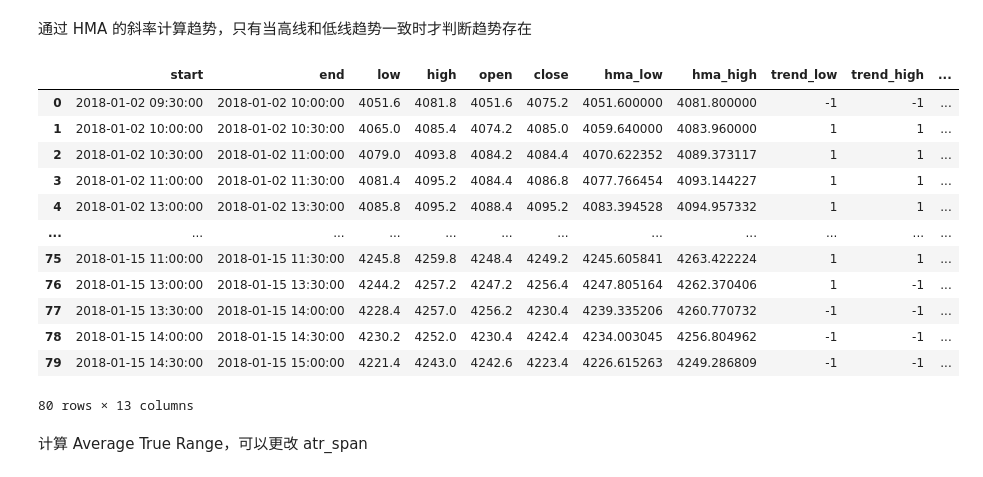
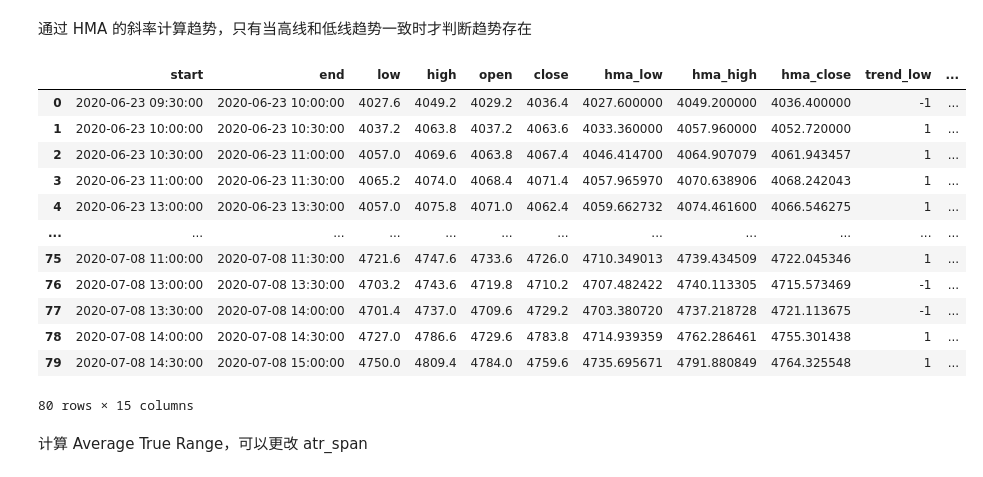
Before and after one commit to mingweima/ml_cta, a Jupyter notebook: notebook/2021-3-9-K-Line-Analysis.ipynb, the cells around one changed output. Drawn from its saved outputs; the diff is of its cells as text; code cells hidden in the pictures.

```diff
--- a/notebook/2021-3-9-K-Line-Analysis.ipynb
+++ b/notebook/2021-3-9-K-Line-Analysis.ipynb
@@ -48,7 +48,7 @@ df['start'] = df['time'] - pd.Timedelta(minutes=1)
 df['end'] = df['time']
 
 df['date'] = df['time'].map(lambda x: x.year)*10000 + df['time'].map(lambda x: x.month)*100 + df['time'].map(lambda x: x.day)
-df = df.iloc[0:2400, :] # Change this line to change the selection of data
+df = df.iloc[144000:146400, :] # Change this line to change the selection of data
 
 df
 # %% [output]
@@ -105,9 +105,17 @@ df_kline30r['window_half_ewm_high'] = df_kline30r['high'].ewm(span=hma_span/2).m
 df_kline30r['diff_high']=df_kline30r['window_half_ewm_high'] * 2 - df_kline30r['window_t_ewm_high']
 df_kline30r['hma_high']=df_kline30r['diff_high'].ewm(span=int(math.sqrt(hma_span))).mean()
 
-intermediate_col = ['index', 'window_t_ewm_low', 'window_half_ewm_low', 'diff_low', 'window_t_ewm_high', 'window_half_ewm_high', 'diff_high']
+df_kline30r['window_t_ewm_close'] = df_kline30r['close'].ewm(span=hma_span).mean()
+df_kline30r['window_half_ewm_close'] = df_kline30r['close'].ewm(span=hma_span/2).mean()
+df_kline30r['diff_close']=df_kline30r['window_half_ewm_close'] * 2 - df_kline30r['window_t_ewm_close']
+df_kline30r['hma_close']=df_kline30r['diff_close'].ewm(span=int(math.sqrt(hma_span))).mean()
+
+intermediate_col = ['index', 'window_t_ewm_low', 'window_half_ewm_low', 'diff_low',
+                    'window_t_ewm_high', 'window_half_ewm_high', 'diff_high',
+                   'window_t_ewm_close', 'window_half_ewm_close', 'diff_close']
+
 df_kline30r.drop(columns=intermediate_col, inplace = True)
 
-df_kline30r[['close', 'hma_high', 'hma_low']].plot(grid=False, figsize=(12,4))
+df_kline30r[['hma_close', 'hma_high', 'hma_low']].plot(grid=False, figsize=(12,4))
 sns.despine()
 # %% [output]
@@ -117,35 +125,37 @@ sns.despine()
 # %%
 df_kline30r["trend_low"] = (df_kline30r["hma_low"] > df_kline30r["hma_low"].shift(1))
 df_kline30r["trend_high"] = (df_kline30r["hma_high"] > df_kline30r["hma_high"].shift(1))
 
 df_kline30r["slope_low"] = (df_kline30r["hma_low"] - df_kline30r["hma_low"].shift(1))
 df_kline30r["slope_high"] = (df_kline30r["hma_high"] - df_kline30r["hma_high"].shift(1))
+df_kline30r["slope_close"] = (df_kline30r["hma_close"] - df_kline30r["hma_close"].shift(1))
 
 df_kline30r['slope_low'] = df_kline30r['slope_low'].fillna(0)
 df_kline30r['slope_high'] = df_kline30r['slope_high'].fillna(0)
+df_kline30r["slope_close"] = df_kline30r['slope_close'].fillna(0)
 
 df_kline30r.replace({'trend_low': {True: 1, False: -1}}, inplace=True)
 df_kline30r.replace({'trend_high': {True: 1, False: -1}}, inplace=True)
 
 df_kline30r["trend_ma"] = df_kline30r["trend_low"] + df_kline30r["trend_high"]
 
 df_kline30r.replace({'trend_ma': {2: 1, -2: -1}}, inplace=True)
 
 df_kline30r
 # %% [output]
-|  | start | end | low | high | open | close | hma_low | hma_high | trend_low | trend_high | ... |
-| 0 | 2018-01-02 09:30:00 | 2018-01-02 10:00:00 | 4051.6 | 4081.8 | 4051.6 | 4075.2 | 4051.600000 | 4081.800000 | -1 | -1 | ... |
-| 1 | 2018-01-02 10:00:00 | 2018-01-02 10:30:00 | 4065.0 | 4085.4 | 4074.2 | 4085.0 | 4059.640000 | 4083.960000 | 1 | 1 | ... |
-| 2 | 2018-01-02 10:30:00 | 2018-01-02 11:00:00 | 4079.0 | 4093.8 | 4084.2 | 4084.4 | 4070.622352 | 4089.373117 | 1 | 1 | ... |
-| 3 | 2018-01-02 11:00:00 | 2018-01-02 11:30:00 | 4081.4 | 4095.2 | 4084.4 | 4086.8 | 4077.766454 | 4093.144227 | 1 | 1 | ... |
-| 4 | 2018-01-02 13:00:00 | 2018-01-02 13:30:00 | 4085.8 | 4095.2 | 4088.4 | 4095.2 | 4083.394528 | 4094.957332 | 1 | 1 | ... |
+|  | start | end | low | high | open | close | hma_low | hma_high | hma_close | trend_low | ... |
+| 0 | 2020-06-23 09:30:00 | 2020-06-23 10:00:00 | 4027.6 | 4049.2 | 4029.2 | 4036.4 | 4027.600000 | 4049.200000 | 4036.400000 | -1 | ... |
+| 1 | 2020-06-23 10:00:00 | 2020-06-23 10:30:00 | 4037.2 | 4063.8 | 4037.2 | 4063.6 | 4033.360000 | 4057.960000 | 4052.720000 | 1 | ... |
+| 2 | 2020-06-23 10:30:00 | 2020-06-23 11:00:00 | 4057.0 | 4069.6 | 4063.8 | 4067.4 | 4046.414700 | 4064.907079 | 4061.943457 | 1 | ... |
+| 3 | 2020-06-23 11:00:00 | 2020-06-23 11:30:00 | 4065.2 | 4074.0 | 4068.4 | 4071.4 | 4057.965970 | 4070.638906 | 4068.242043 | 1 | ... |
+| 4 | 2020-06-23 13:00:00 | 2020-06-23 13:30:00 | 4057.0 | 4075.8 | 4071.0 | 4062.4 | 4059.662732 | 4074.461600 | 4066.546275 | 1 | ... |
 | ... | ... | ... | ... | ... | ... | ... | ... | ... | ... | ... | ... |
-| 75 | 2018-01-15 11:00:00 | 2018-01-15 11:30:00 | 4245.8 | 4259.8 | 4248.4 | 4249.2 | 4245.605841 | 4263.422224 | 1 | 1 | ... |
-| 76 | 2018-01-15 13:00:00 | 2018-01-15 13:30:00 | 4244.2 | 4257.2 | 4247.2 | 4256.4 | 4247.805164 | 4262.370406 | 1 | -1 | ... |
-| 77 | 2018-01-15 13:30:00 | 2018-01-15 14:00:00 | 4228.4 | 4257.0 | 4256.2 | 4230.4 | 4239.335206 | 4260.770732 | -1 | -1 | ... |
-| 78 | 2018-01-15 14:00:00 | 2018-01-15 14:30:00 | 4230.2 | 4252.0 | 4230.4 | 4242.4 | 4234.003045 | 4256.804962 | -1 | -1 | ... |
-| 79 | 2018-01-15 14:30:00 | 2018-01-15 15:00:00 | 4221.4 | 4243.0 | 4242.6 | 4223.4 | 4226.615263 | 4249.286809 | -1 | -1 | ... |
+| 75 | 2020-07-08 11:00:00 | 2020-07-08 11:30:00 | 4721.6 | 4747.6 | 4733.6 | 4726.0 | 4710.349013 | 4739.434509 | 4722.045346 | 1 | ... |
+| 76 | 2020-07-08 13:00:00 | 2020-07-08 13:30:00 | 4703.2 | 4743.6 | 4719.8 | 4710.2 | 4707.482422 | 4740.113305 | 4715.573469 | -1 | ... |
+| 77 | 2020-07-08 13:30:00 | 2020-07-08 14:00:00 | 4701.4 | 4737.0 | 4709.6 | 4729.2 | 4703.380720 | 4737.218728 | 4721.113675 | -1 | ... |
+| 78 | 2020-07-08 14:00:00 | 2020-07-08 14:30:00 | 4727.0 | 4786.6 | 4729.6 | 4783.8 | 4714.939359 | 4762.286461 | 4755.301438 | 1 | ... |
+| 79 | 2020-07-08 14:30:00 | 2020-07-08 15:00:00 | 4750.0 | 4809.4 | 4784.0 | 4759.6 | 4735.695671 | 4791.880849 | 4764.325548 | 1 | ... |
-80 rows × 13 columns
+80 rows × 15 columns
 # %% [markdown]
 计算 Average True Range，可以更改 atr_span
 # %%
```
Also changed, not shown: parts of 3 cells of this notebook.
